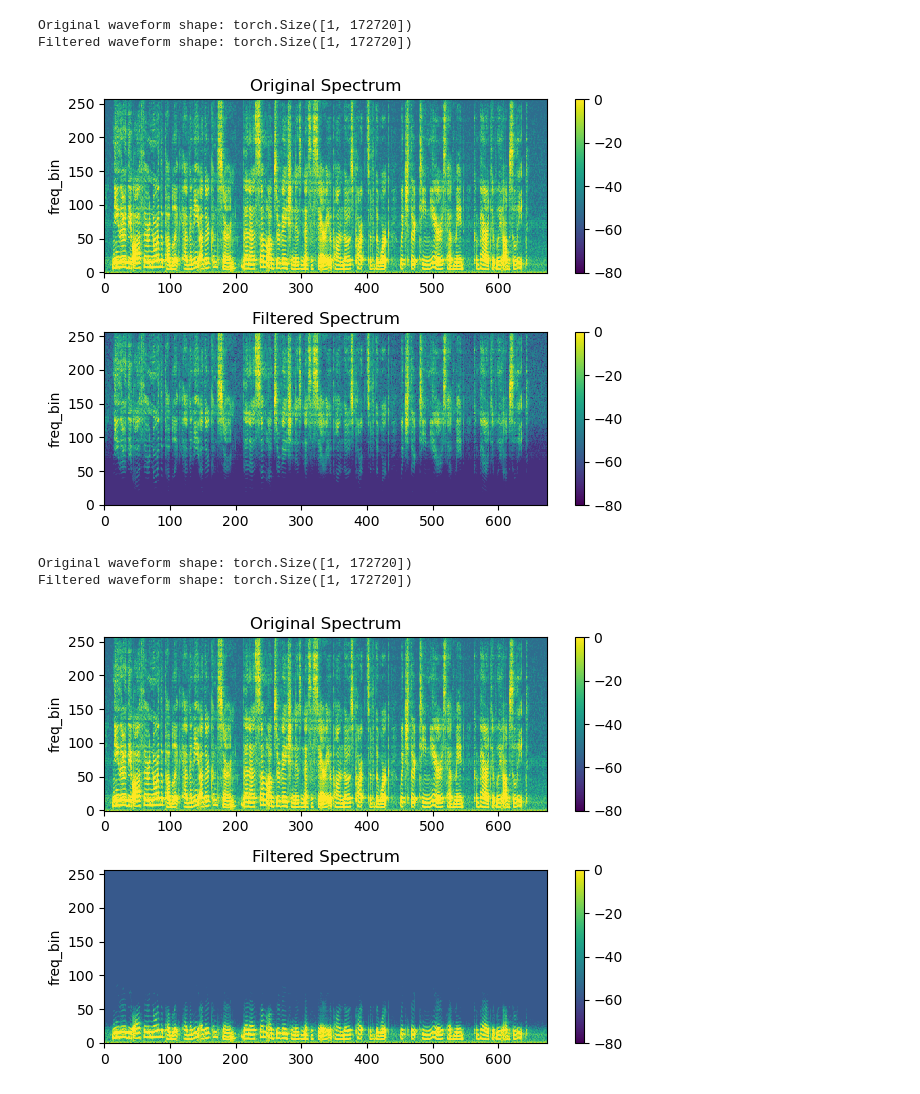
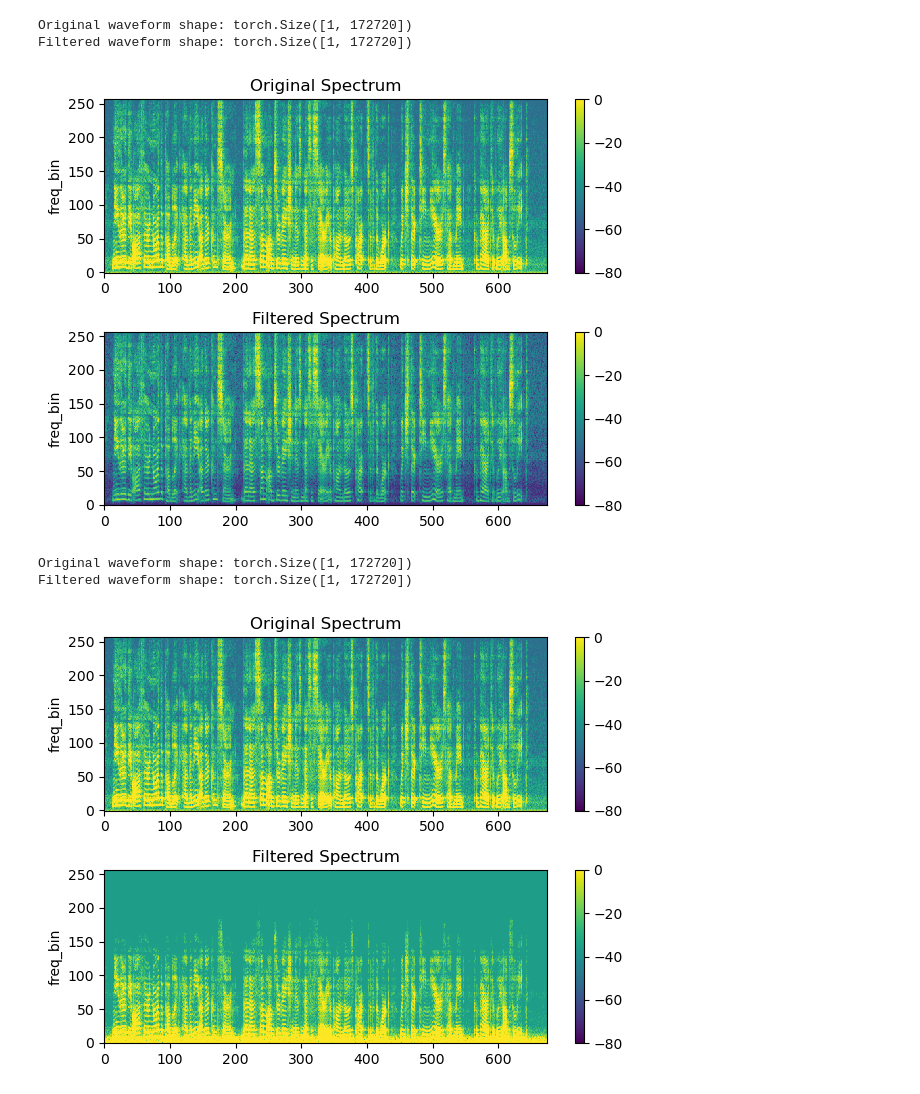
Before and after one commit to Frankalexej/proslearn, a Jupyter notebook: T_filter_trial.ipynb, the cells around one changed output. Cells and saved outputs as stored; diff of their text form; code cells hidden in the pictures.

```diff
--- a/T_filter_trial.ipynb
+++ b/T_filter_trial.ipynb
@@ -20,6 +20,7 @@ class XpassFilter(nn.Module):
         # audio is a PyTorch tensor with shape (num_channels, num_samples)
         audio_np = audio.detach().cpu().numpy()  # Convert to numpy array
         filtered_audio = []
+        audio_np = boost_low_frequencies(audio_np,fs=sample_rate,cutoff_freq=250,boost_db=30)
 
         for channel in audio_np:
             filtered_channel = butterworth_filter(channel, self.sample_rate, self.cutoff_frequency, self.filter_type, self.order)
@@ -51,7 +52,7 @@ if __name__ == "__main__":
     # Create an instance of the XpassFilter class
     cutoff_frequency = 4000  # Set cutoff frequency
     filter_type = 'high'      # Filter type ('low' or 'high')
-    order = 5 # Filter order
+    order = 2 # Filter order
 
     filter = XpassFilter(cutoff_frequency=cutoff_frequency, sample_rate=sample_rate, filter_type=filter_type, order=order)
 
@@ -67,33 +68,33 @@ if __name__ == "__main__":
 # %% [output]
 Original waveform shape: torch.Size([1, 172720])
 Filtered waveform shape: torch.Size([1, 172720])
-[figure, old version]
+[figure, new version]
 # %%
 # Test the XpassFilter class
 if __name__ == "__main__":
     import torchaudio
 
     # Load a sample wave file
     waveform, sample_rate = torchaudio.load("19-198-0002.flac")
     print("Original waveform shape:", waveform.shape)
 
     # Create an instance of the XpassFilter class
-    cutoff_frequency = 500  # Set cutoff frequency
+    cutoff_frequency = 4000  # Set cutoff frequency
     filter_type = 'low'      # Filter type ('low' or 'high')
     order = 2 # Filter order
 
     filter = XpassFilter(cutoff_frequency=cutoff_frequency, sample_rate=sample_rate, filter_type=filter_type, order=order)
 
     # Apply the filter
     filtered_waveform = filter(waveform)
     print("Filtered waveform shape:", filtered_waveform.shape)
 
     # Visualize the original and filtered spectrum
     fig, axs = plt.subplots(2, 1)
     plot_spectrogram(spectrogram(waveform)[0], title="Original Spectrum", ax=axs[0], vmin=-80, vmax=0)
     plot_spectrogram(spectrogram(filtered_waveform)[0], title="Filtered Spectrum", ax=axs[1], vmin=-80, vmax=0)
     fig.tight_layout()
 # %% [output]
 Original waveform shape: torch.Size([1, 172720])
 Filtered waveform shape: torch.Size([1, 172720])
-[figure, old version]
+[figure, new version]
```
Also changed, not shown: 3 other files.
